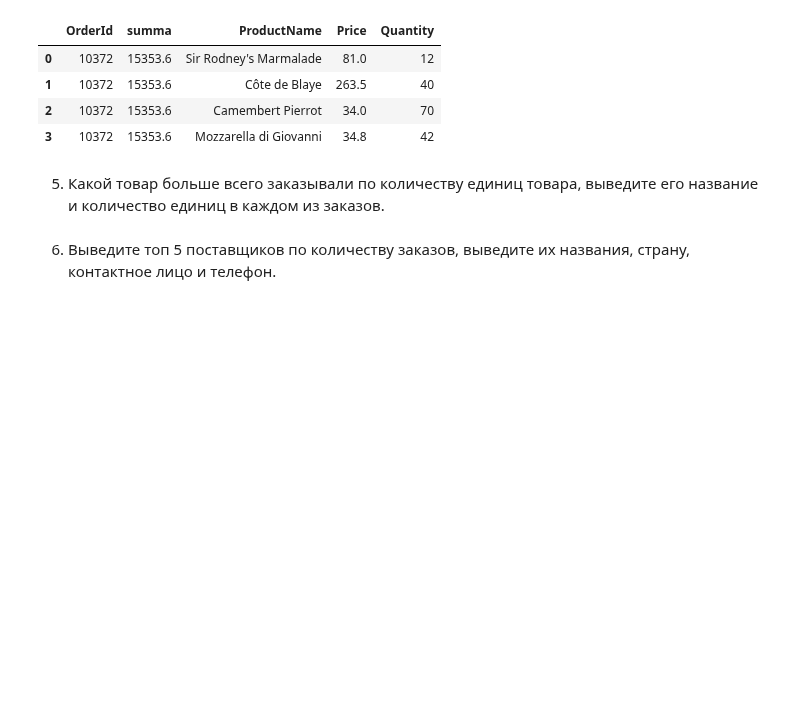
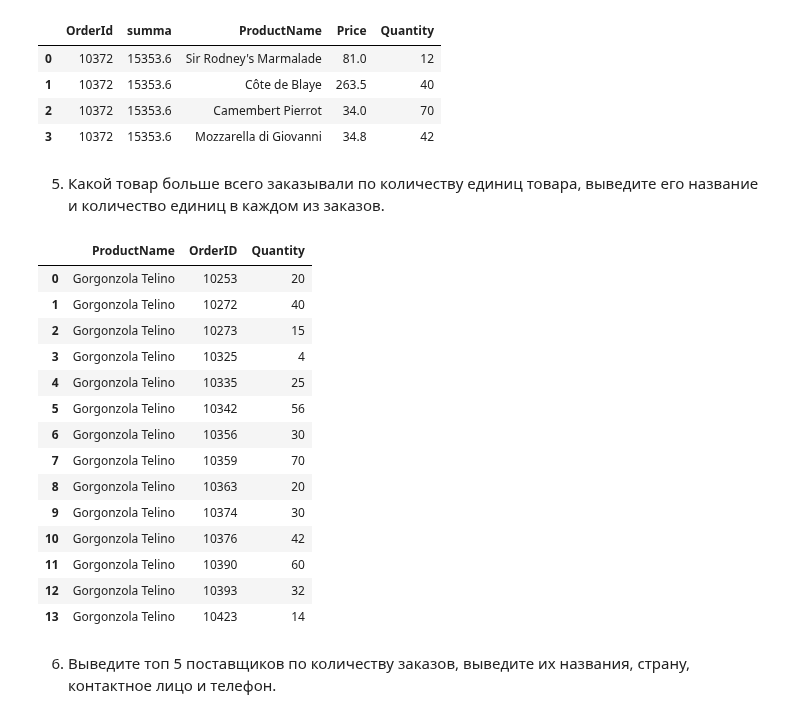
Before and after one commit to NtimTim/DS_School_Home_Work, a Jupyter notebook: sql_1_HW_NataliaTimoshuk.ipynb, the cells around one changed output. Drawn from its saved outputs; the diff is of its cells as text; code cells hidden in the pictures; blank space fills up the shorter version.

```diff
--- a/sql_1_HW_NataliaTimoshuk.ipynb
+++ b/sql_1_HW_NataliaTimoshuk.ipynb
@@ -161,2 +154,33 @@ pd.read_sql(
+# %%
+pd.read_sql(
+    '''
+    SELECT P.ProductName, OD.OrderId, OD.Quantity
+    FROM
+    (SELECT OD.ProductId, SUM(OD.Quantity) as summaQ
+     FROM OrderDetails OD
+     GROUP BY OD.ProductId
+     ORDER BY summaQ DESC
+     LIMIT 1) PPS
+    JOIN OrderDetails OD ON PPS.ProductId = OD.ProductId
+    JOIN Products P ON PPS.ProductId = P.ProductId
+    ''',
+    con,
+)
+# %% [output]
+|  | ProductName | OrderID | Quantity |
+| 0 | Gorgonzola Telino | 10253 | 20 |
+| 1 | Gorgonzola Telino | 10272 | 40 |
+| 2 | Gorgonzola Telino | 10273 | 15 |
+| 3 | Gorgonzola Telino | 10325 | 4 |
+| 4 | Gorgonzola Telino | 10335 | 25 |
+| 5 | Gorgonzola Telino | 10342 | 56 |
+| 6 | Gorgonzola Telino | 10356 | 30 |
+| 7 | Gorgonzola Telino | 10359 | 70 |
+| 8 | Gorgonzola Telino | 10363 | 20 |
+| 9 | Gorgonzola Telino | 10374 | 30 |
+| 10 | Gorgonzola Telino | 10376 | 42 |
+| 11 | Gorgonzola Telino | 10390 | 60 |
+| 12 | Gorgonzola Telino | 10393 | 32 |
+| 13 | Gorgonzola Telino | 10423 | 14 |
 # %% [markdown]
 6. Выведите топ 5 поставщиков по количеству заказов, выведите их названия, страну, контактное лицо и телефон.
```
Also changed, not shown: parts of 13 cells of this notebook.
